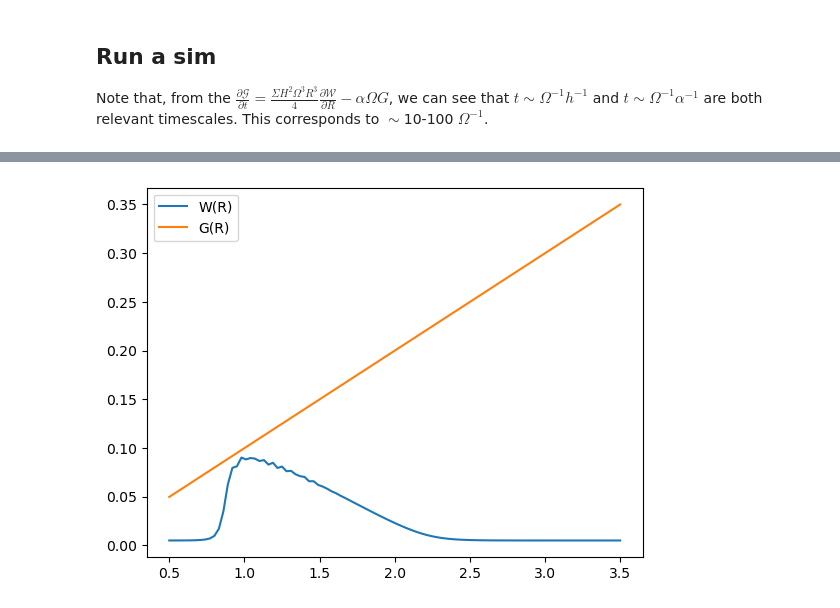
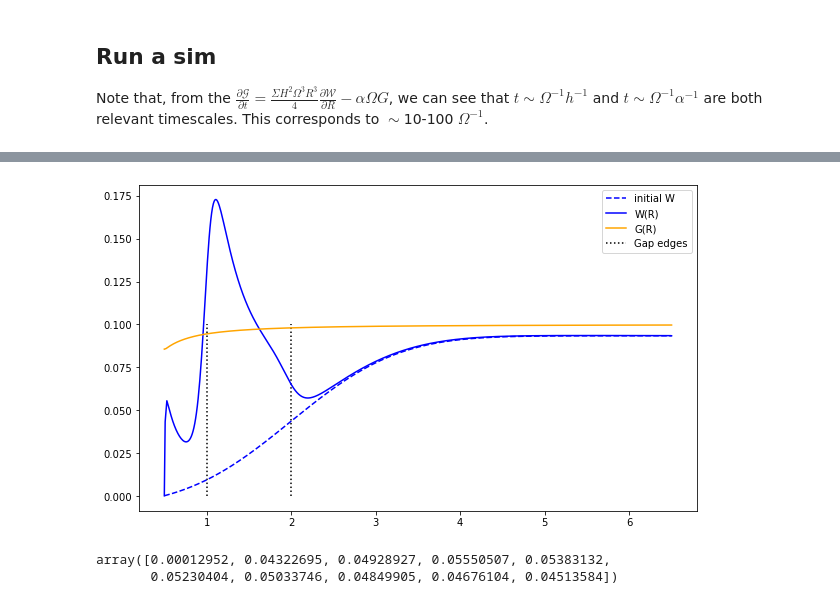
Before and after one commit to Jupiter1994/warped-disks, a Jupyter notebook: reduced-eqs.ipynb, the cells around one changed output, grey strips where cells are left out. Saved outputs shown, nothing was run; the diff lists cells and outputs as text; code cells hidden in the pictures.

```diff
--- a/reduced-eqs.ipynb
+++ b/reduced-eqs.ipynb
@@ -177,9 +176,13 @@ def evolve_W(Rs, Ws, Gs, dt):
     Wprimes = Ws + F1*dt
 
     # corrector step
-    F2 = dW_dt(Rs, Ws, Wprimes)
+    F2 = dW_dt(Rs, Wprimes, Gs)
     Wnexts = Ws + (F1+F2)/2 * dt
 
+    # fix the boundaries at constant warps
+    Wnexts[0] = Ws[0]
+    Wnexts[-1] = Ws[-1]
+
     return Wnexts
 # %%
 def integrate(Rs, Ws, Gs, ts):
@@ -206,17 +214,40 @@ Note that, from the $\frac{\partial \mathcal{G}}{\partial t} = \frac{\Sigma H^2
 # %%
 # spatial and time domains
-Rs = np.linspace(0.5, 3.5, 101)
-ts = np.linspace(0, .1, 101)
+Rmin = 0.5
+Rmax = 6.5
+DeltaR = 0.01
+num_Rs = (int) ((Rmax - Rmin) / DeltaR) + 1
+Rs = np.linspace(Rmin, Rmax, num_Rs)
 
-Ws = np.zeros(shape=Rs.shape) # tilt W(R)
-Gs = np.zeros(shape=Rs.shape) + 0.1*Rs # torque G(R)
+tmin = 0
+tmax = 3
+Deltat = 0.05
+num_ts = (int) ((tmax - tmin) / Deltat) + 1
+ts = np.linspace(tmin, tmax, num_ts)
+
+Ws = 0.1 * np.cumsum(np.exp(-(Rs-2)**2 / 2) / np.sqrt(2*np.pi)) * DeltaR
+
+#Ws = np.zeros(shape=Rs.shape) + (Rs-0.5)/30 # tilt W(R)
+Gs = np.zeros(shape=Rs.shape) + 0.1 # torque G(R)
 # %%
+fig = plt.figure(figsize=(10, 6))
+
 Ws_final, Gs_final = integrate(Rs, Ws, Gs, ts)
 
-plt.plot(Rs, Ws_final, label="W(R)")
-plt.plot(Rs, Gs_final, label="G(R)")
+plt.plot(Rs, Ws, color="blue", linestyle="--", label="initial W")
+plt.plot(Rs, Ws_final, color="blue", label="W(R)")
+plt.plot(Rs, Gs_final, color="orange", label="G(R)")
+
+R_a, R_b = 1, 2
+plt.vlines(R_a, 0, 0.1, color="black", linestyle=":")
+plt.vlines(R_b, 0, 0.1, color="black", linestyle=":", label="Gap edges")
 
 plt.legend()
 plt.show()
 # %% [output]
-[figure, old version]
+[figure, new version]
+# %%
+Ws_final[:10]
+# %% [output]
+array([0.00012952, 0.04322695, 0.04928927, 0.05550507, 0.05383132,
+       0.05230404, 0.05033746, 0.04849905, 0.04676104, 0.04513584])
```
Also changed, not shown: parts of 4 cells of this notebook.
